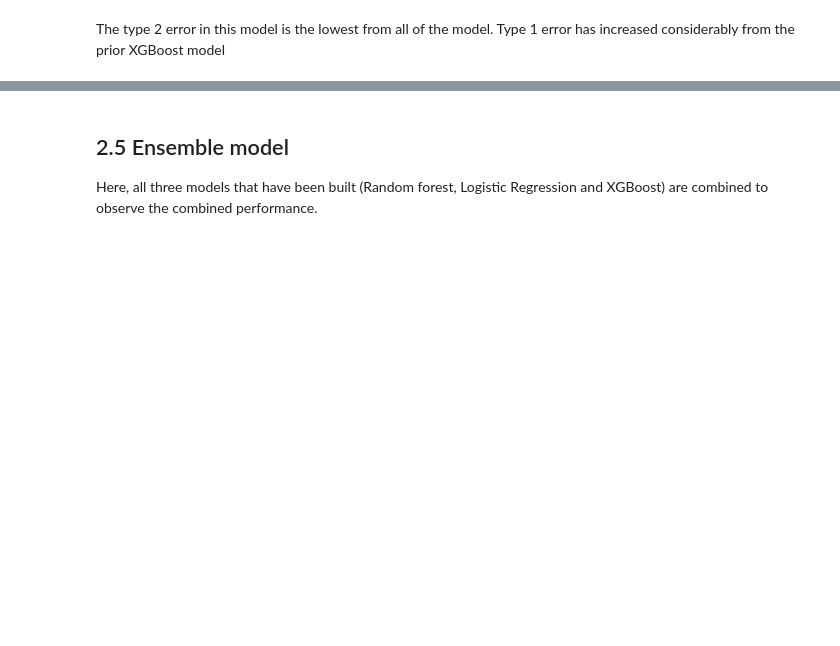
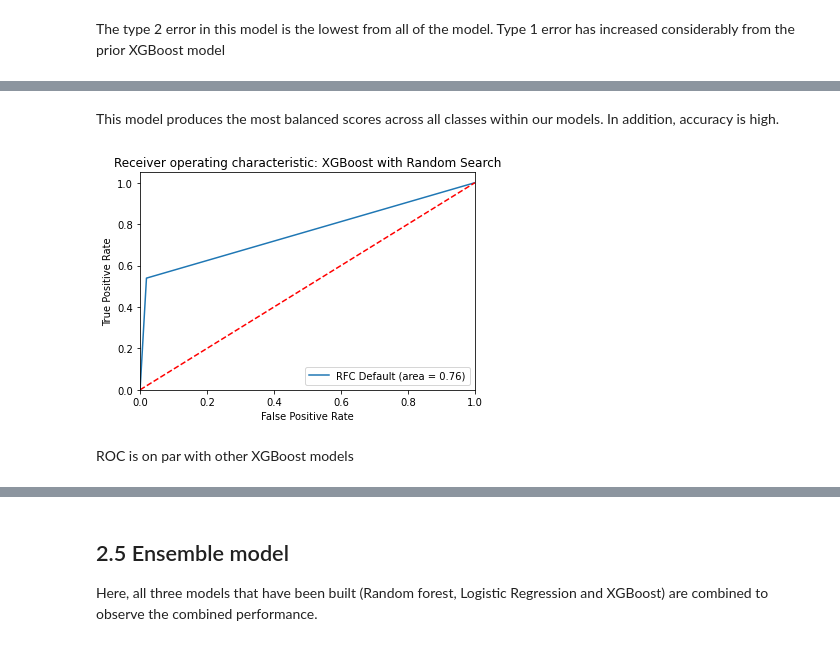
Before and after one commit to bengcheo/telecom_churn, a Jupyter notebook: telecom-churn-case-study.ipynb, the cells around one changed output, grey strips where cells are left out. Drawn from its saved outputs; the diff is of its cells as text; code cells hidden in the pictures; blank space fills up the shorter version.

```diff
--- a/telecom-churn-case-study.ipynb
+++ b/telecom-churn-case-study.ipynb
@@ -568,4 +567,0 @@ grid_search_rec = GridSearchCV(estimator=rf, param_grid=params,
-# %%
-%%time
-grid_search_rec.fit(X_train,y_train)
-# perform grid search
@@ -901,0 +917,19 @@ The type 2 error in this model is the lowest from all of the model. Type 1 error
+# %% [markdown]
+This model produces the most balanced scores across all classes within our models. In addition, accuracy is high.
+# %%
+xgb_search_roc_auc = metrics.roc_auc_score(y_test, y_test_pred_xgb)
+fpr, tpr, thresholds = metrics.roc_curve(y_test, y_test_pred_xgb)
+plt.figure()
+plt.plot(fpr, tpr, label='RFC Default (area = %0.2f)' % xgb_search_roc_auc)
+plt.plot([0, 1], [0, 1],'r--')
+plt.xlim([0.0, 1.0])
+plt.ylim([0.0, 1.05])
+plt.xlabel('False Positive Rate')
+plt.ylabel('True Positive Rate')
+plt.title('Receiver operating characteristic: XGBoost with Random Search')
+plt.legend(loc="lower right")
+plt.show()
+# %% [output]
+[figure, added]
+# %% [markdown]
+ROC is on par with other XGBoost models
```
Also changed, not shown: parts of 39 cells of this notebook.
